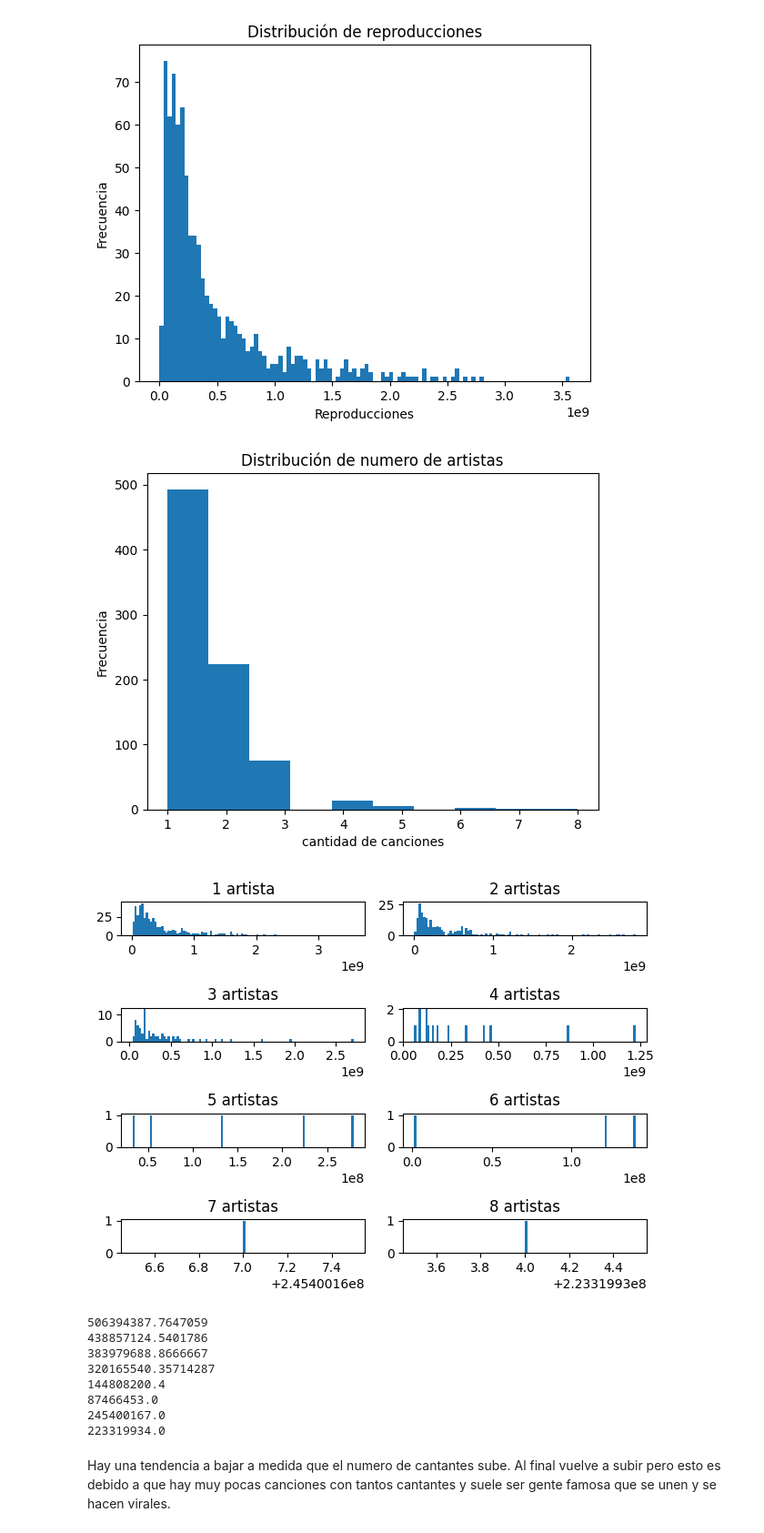
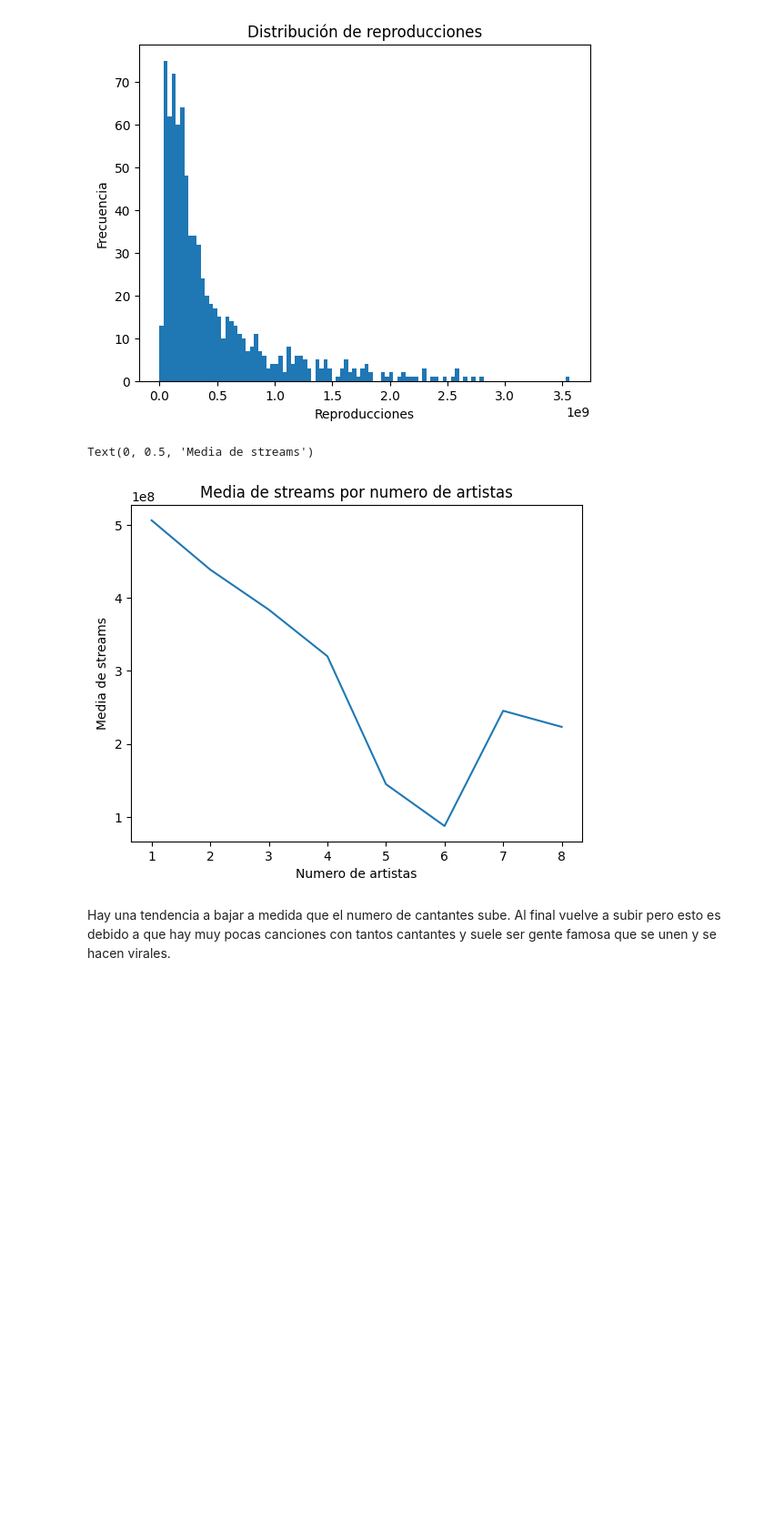
Before and after one commit to Alvaro-Olivie/Proyecto_VD, a Jupyter notebook: Prueba_Intertrimestral/Prueba_intertrimestral_18102023.ipynb, the cells around one changed output. Shown: that part at 91% size. Cells and saved outputs as stored; diff of their text form; code cells hidden in the pictures; blank space fills up the shorter version.

```diff
--- a/Prueba_Intertrimestral/Prueba_intertrimestral_18102023.ipynb
+++ b/Prueba_Intertrimestral/Prueba_intertrimestral_18102023.ipynb
@@ -279,69 +279,31 @@ plt.show()
 # %% [output]
 [figure]
 # %%
-plt.figure()
-plt.title("Distribución de numero de artistas")
-plt.hist(df['artist_count'], bins=10)
-plt.xlabel("cantidad de canciones")
-plt.ylabel("Frecuencia")
-plt.show()
-
 df1 = df[df['artist_count'] == 1]
 df2 = df[df['artist_count'] == 2]
 df3 = df[df['artist_count'] == 3]
 df4 = df[df['artist_count'] == 4]
 df5 = df[df['artist_count'] == 5]
 df6 = df[df['artist_count'] == 6]
 df7 = df[df['artist_count'] == 7]
 df8 = df[df['artist_count'] == 8]
 
 plt.figure()
-plt.subplot(4, 2, 1)
-plt.hist(df1['streams'], bins=100)
-plt.title("1 artista")
-plt.subplot(4, 2, 2)
-plt.hist(df2['streams'], bins=100)
-plt.title("2 artistas")
-plt.subplot(4, 2, 3)
-plt.hist(df3['streams'], bins=100)
-plt.title("3 artistas")
-plt.subplot(4, 2, 4)
-plt.hist(df4['streams'], bins=100)
-plt.title("4 artistas")
-plt.subplot(4, 2, 5)
-plt.hist(df5['streams'], bins=100)
-plt.title("5 artistas")
-plt.subplot(4, 2, 6)
-plt.hist(df6['streams'], bins=100)
-plt.title("6 artistas")
-plt.subplot(4, 2, 7)
-plt.hist(df7['streams'], bins=100)
-plt.title("7 artistas")
-plt.subplot(4, 2, 8)
-plt.hist(df8['streams'], bins=100)
-plt.title("8 artistas")
-plt.tight_layout()
-plt.show()
-
-print(df1['streams'].mean())
-print(df2['streams'].mean())
-print(df3['streams'].mean())
-print(df4['streams'].mean())
-print(df5['streams'].mean())
-print(df6['streams'].mean())
-print(df7['streams'].mean())
-print(df8['streams'].mean())
+plt.title("Media de streams por numero de artistas")
+plt.plot([1, 2, 3, 4, 5, 6, 7, 8],
+         [df1['streams'].mean(),
+          df2['streams'].mean(),
+          df3['streams'].mean(),
+          df4['streams'].mean(),
+          df5['streams'].mean(),
+          df6['streams'].mean(),
+          df7['streams'].mean(),
+          df8['streams'].mean()])
+plt.xlabel("Numero de artistas")
+plt.ylabel("Media de streams")
 # %% [output]
+Text(0, 0.5, 'Media de streams')
-[figure, old version]
+[figure, new version]
-[figure, removed]
-506394387.7647059
-438857124.5401786
-383979688.8666667
-320165540.35714287
-144808200.4
-87466453.0
-245400167.0
-223319934.0
 # %% [markdown]
 Hay una tendencia a bajar a medida que el numero de cantantes sube. Al final vuelve a subir pero esto es debido a que hay muy pocas canciones con tantos cantantes y suele ser gente famosa que se unen y se hacen virales.
 # %%
```
Also changed, not shown: parts of 2 cells of this notebook.
